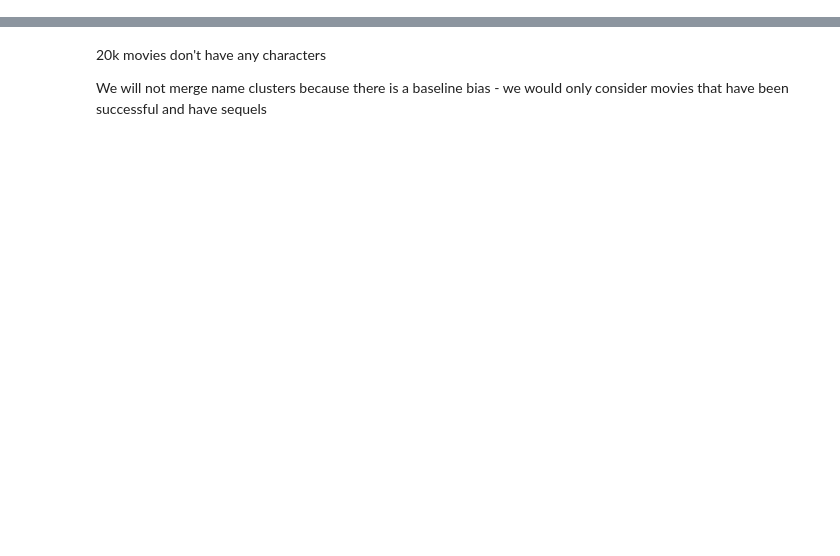
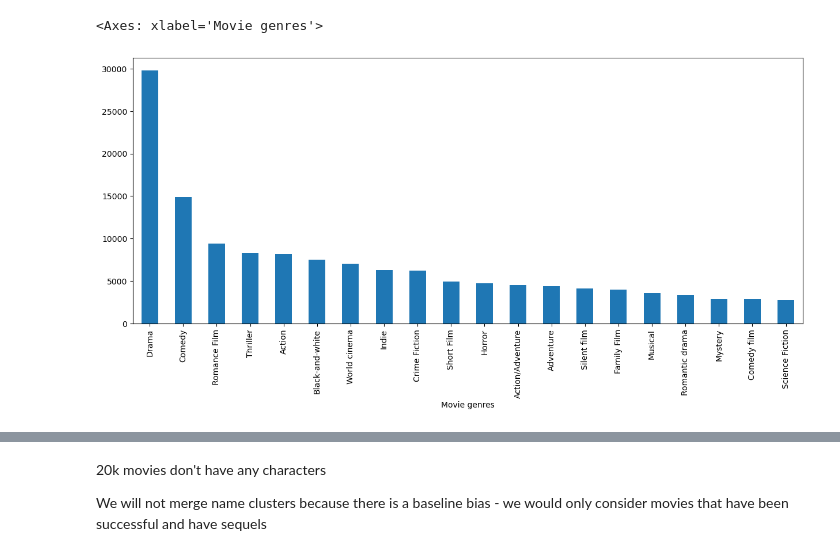
Before and after one commit to epfl-ada/ada-2024-project-insightmasters24, a Jupyter notebook: src/data/test.ipynb, the cells around one changed output, grey strips where cells are left out. Drawn from its saved outputs; the diff is of its cells as text; code cells hidden in the pictures; blank space fills up the shorter version.

Commit message:
some plots

```diff
--- a/src/data/test.ipynb
+++ b/src/data/test.ipynb
@@ -84,0 +71,36 @@ movies = pd.merge(movies, plotSummaries, on="Wikipedia movie ID", how="inner")
+# %%
+#merge movie metadata with character metadata and plot summaries
+movies = pd.merge(
+    movieMetadata,
+    characters,
+    on=["Wikipedia movie ID", "Freebase movie ID", "Movie release date"],
+    how="inner",
+)
+
+movies = movies.groupby(['Wikipedia movie ID', 'Freebase movie ID']).agg({
+    'Movie name': lambda x: x.dropna().iloc[0] if not x.dropna().empty else None,
+    'Movie release date': lambda x: x.dropna().iloc[0] if not x.dropna().empty else None,
+    'Movie box office revenue': lambda x: x.dropna().iloc[0] if not x.dropna().empty else None,
+    'Movie runtime': lambda x: x.dropna().iloc[0] if not x.dropna().empty else None,
+    'Movie languages': lambda x: x.dropna().iloc[0] if not x.dropna().empty else None,
+    'Movie countries': lambda x: x.dropna().iloc[0] if not x.dropna().empty else None,
+    'Movie genres': lambda x: x.dropna().iloc[0] if not x.dropna().empty else None,
+    'Character name': lambda x: ', '.join(x.astype(str)),
+    'Actor gender': lambda x: ', '.join(x.astype(str)),
+    'Actor height (in meters)': lambda x: ', '.join(x.astype(str)),
+    'Actor age at movie release': lambda x: ', '.join(x.astype(str)),
+    'ethnicity': lambda x: ', '.join(x.astype(str)),
+    'trope': lambda x: ', '.join(x.astype(str))
+}).reset_index()
+
+movies = pd.merge(movies, plotSummaries, on="Wikipedia movie ID", how="left")
+
+movies = movies.merge(
+    fb_to_wiki[['freebase_id', 'wikidata_id']],
+    how='left',
+    left_on='Freebase movie ID',
+    right_on='freebase_id'
+)
+
+movies = movies.drop(columns=['Freebase movie ID'])
+movies.head()
@@ -84,0 +172,9 @@ movies = pd.merge(movies, plotSummaries, on="Wikipedia movie ID", how="inner")
+# %%
+genre_counts = movies['Movie genres'].str.split(', ').explode().value_counts()
+genre_counts
+
+plt.figure(figsize=(15, 6))
+genre_counts[:20].plot(kind='bar')
+# %% [output]
+<Axes: xlabel='Movie genres'>
+[figure, added]
```
Also changed, not shown: parts of 17 cells of this notebook, 2 other files.
